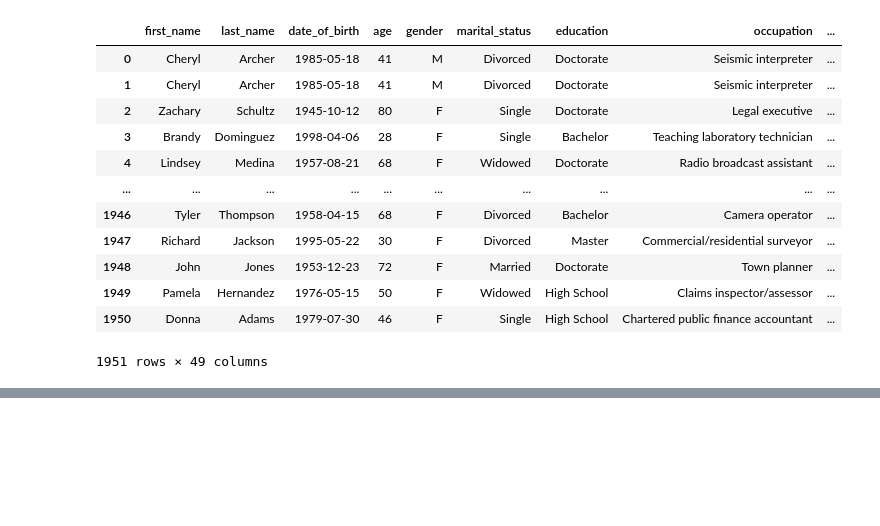
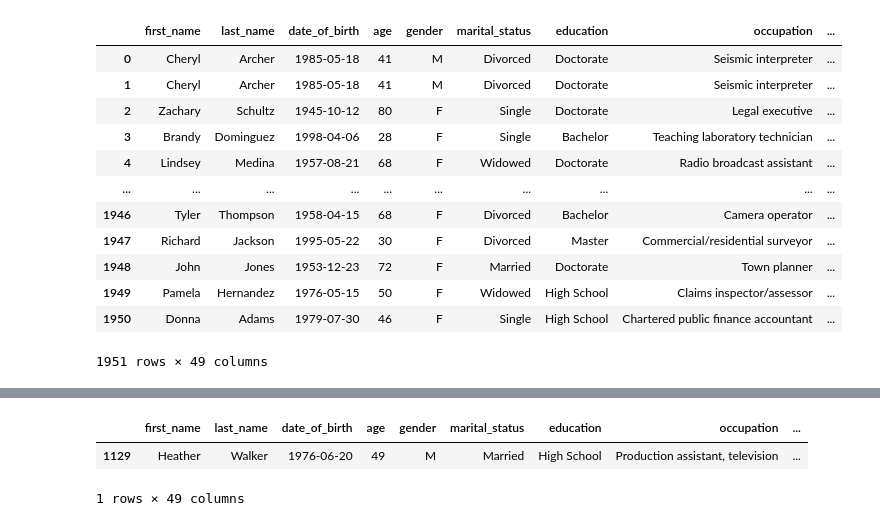
Before and after one commit to smith494/datapractice, a Jupyter notebook: notebooks/data_analysis_practice_pandas.ipynb, the cells around one changed output, grey strips where cells are left out. Drawn from its saved outputs; the diff is of its cells as text; code cells hidden in the pictures; blank space fills up the shorter version.

```diff
--- a/notebooks/data_analysis_practice_pandas.ipynb
+++ b/notebooks/data_analysis_practice_pandas.ipynb
@@ -618,0 +646,6 @@ policy_claim_df.sort_values('customer_id_y')
+# %%
+home_claims_df[home_claims_df.index == 1129]
+# %% [output]
+|  | first_name | last_name | date_of_birth | age | gender | marital_status | education | occupation | ... |
+| 1129 | Heather | Walker | 1976-06-20 | 49 | M | Married | High School | Production assistant, television | ... |
+1 rows × 49 columns
```
Also changed, not shown: parts of 3 cells of this notebook.
